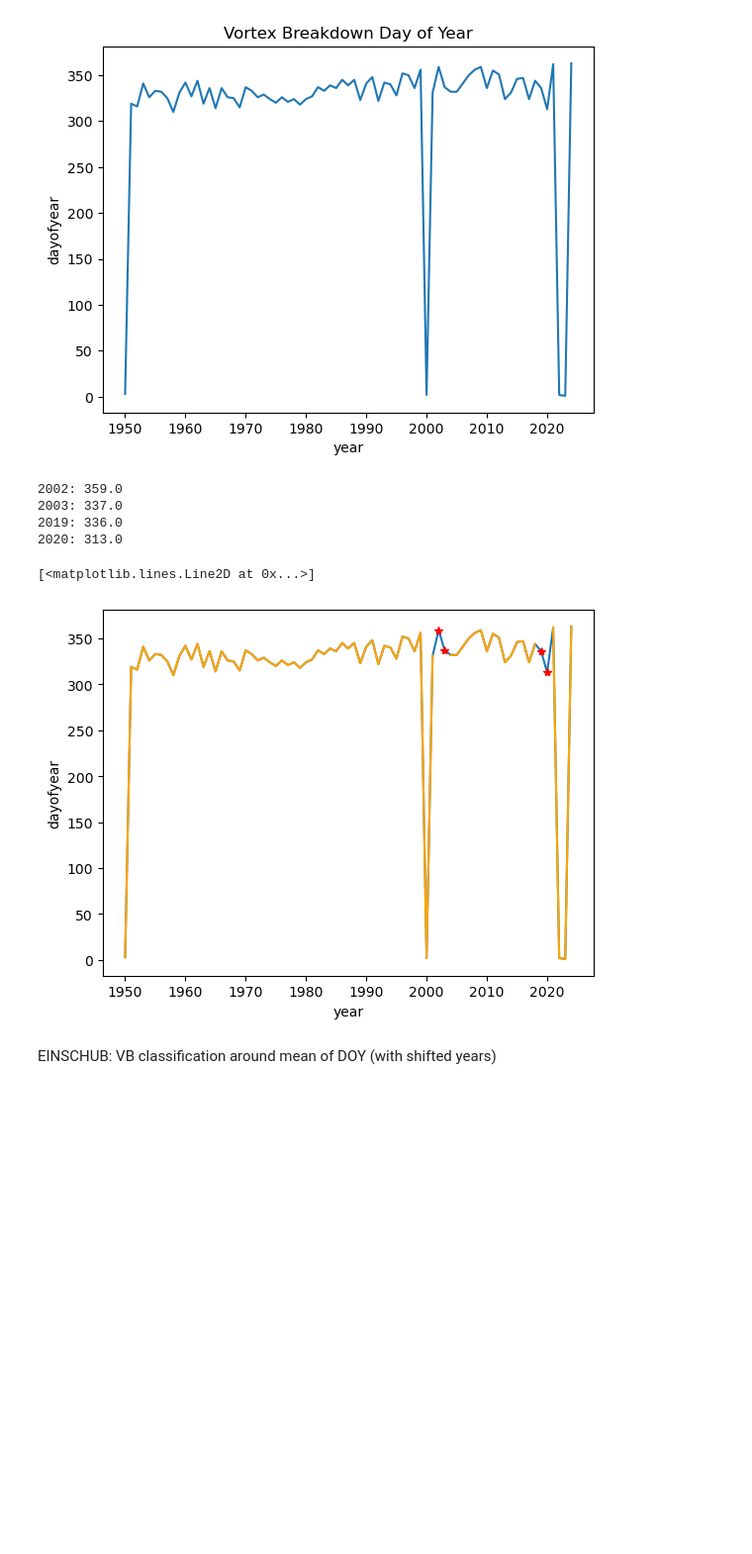
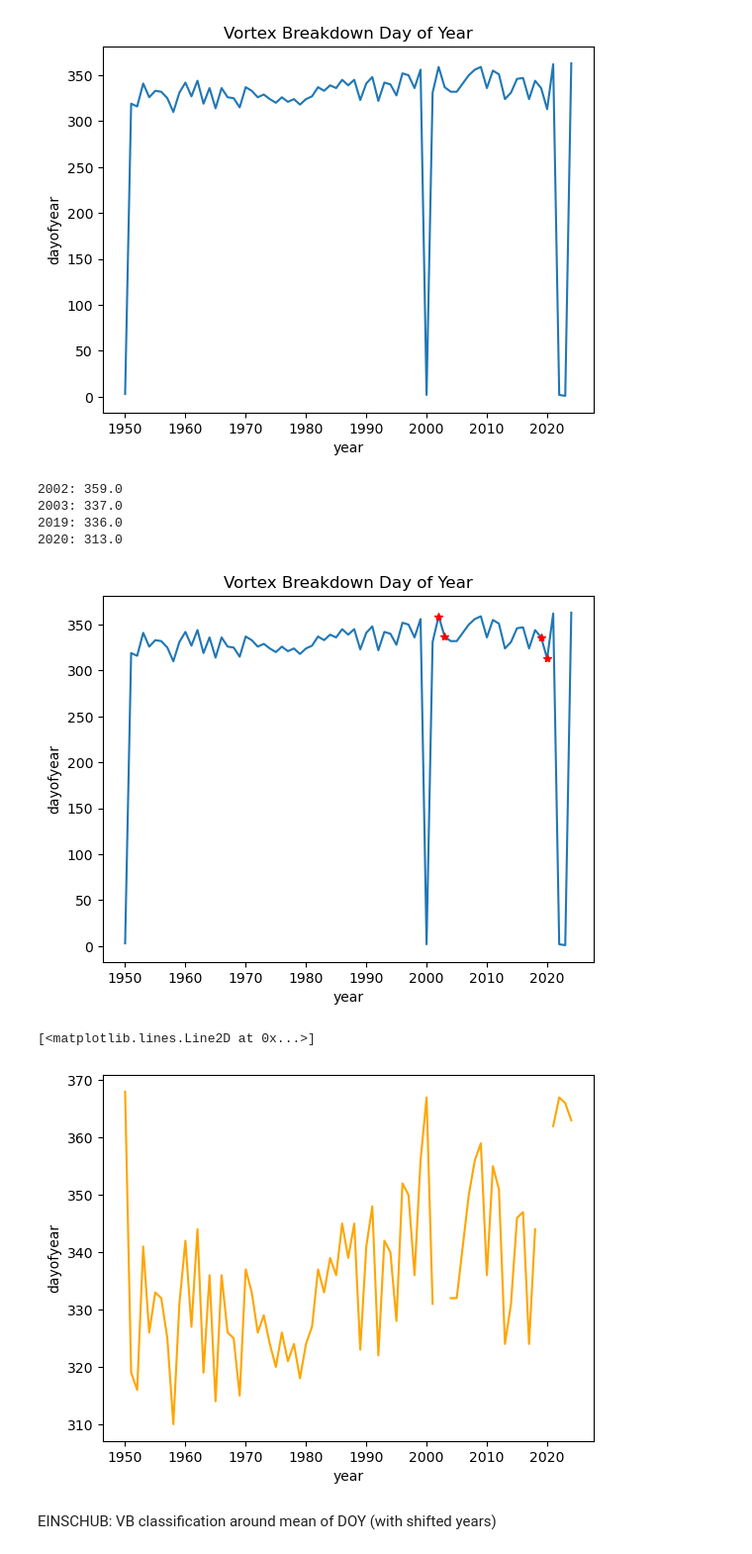
Before and after one commit to giulianolattus-crypto/work, a Jupyter notebook: vortex_breakdown_IOBW_calc.ipynb, the cells around one changed output. Shown at 99% size. Drawn from its saved outputs; the diff is of its cells as text; code cells hidden in the pictures; blank space fills up the shorter version.

```diff
--- a/vortex_breakdown_IOBW_calc.ipynb
+++ b/vortex_breakdown_IOBW_calc.ipynb
@@ -325,27 +325,31 @@ Coordinates:
 # %%
 ##exclude problematic years before detrending and averaging
 #SSWs were in 2002 and 2019, first look at values for those years
 print('2002:', breakdown_doy.sel(year=2002).values)
 print('2003:', breakdown_doy.sel(year=2003).values)
 print('2019:', breakdown_doy.sel(year=2019).values)
 print('2020:', breakdown_doy.sel(year=2020).values)
 
 x_pos = [2002, 2020,2003,2019]
 y_pos = [breakdown_doy.sel(year=2002).values, breakdown_doy.sel(year=2020).values, breakdown_doy.sel(year=2003).values, breakdown_doy.sel(year=2019).values]
 breakdown_doy.plot()
 plt.plot(x_pos,y_pos,'r*')
 plt.title('Vortex Breakdown Day of Year')
+plt.show()
 
 mask = ~breakdown_doy['year'].isin([2002, 2003, 2019, 2020])
 breakdown_doy_masked = breakdown_doy.where(mask)
+#add 365 to late VB dates to have continuous time series for detrending and averaging
+breakdown_doy_masked=xr.where(breakdown_doy_masked.values>=100., breakdown_doy_masked, breakdown_doy_masked+365)
 breakdown_doy_masked.plot(color='orange')
 # %% [output]
 2002: 359.0
 2003: 337.0
 2019: 336.0
 2020: 313.0
+[figure, new version]
 [<matplotlib.lines.Line2D at 0x...>]
-[figure, old version]
+[figure, added]
 # %% [markdown]
 EINSCHUB: VB classification around mean of DOY (with shifted years)
 # %%
```
Also changed, not shown: parts of 6 cells of this notebook, 8 other files.
